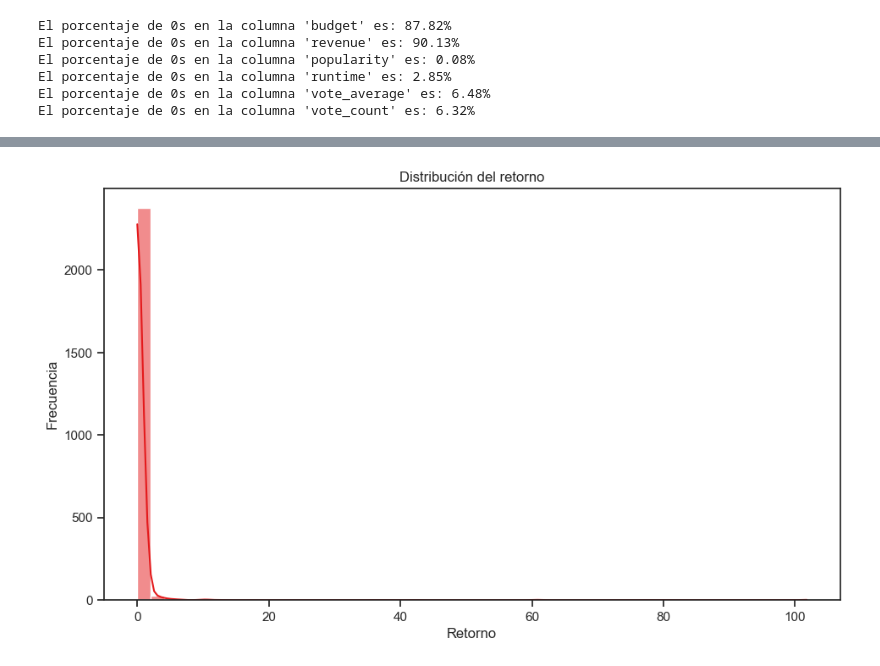
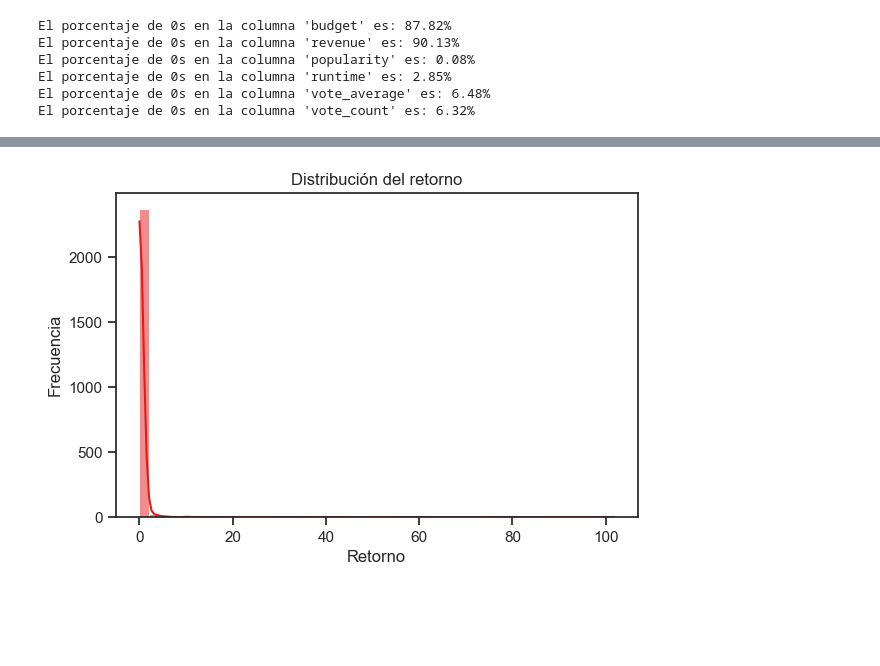
Before and after one commit to Melbutus/ProyectoML, a Jupyter notebook: Reports/EDA.ipynb, the cells around one changed output, grey strips where cells are left out. Drawn from its saved outputs; the diff is of its cells as text; code cells hidden in the pictures; blank space fills up the shorter version.

```diff
--- a/Reports/EDA.ipynb
+++ b/Reports/EDA.ipynb
@@ -170,13 +70,13 @@ plt.show()
 # %%
 # Distribución del retorno
-plt.figure(figsize=(10, 6))
+plt.figure(figsize=(6, 4))
 sns.histplot(df_completo['return'], bins=50, kde=True)
 plt.title('Distribución del retorno')
 plt.xlabel('Retorno')
 plt.ylabel('Frecuencia')
 plt.show()
 # %% [output]
-[figure, old version]
+[figure, new version]
 # %%
 # las palabras más usada en los titulos
 wordcloud = WordCloud(width=800, height=400).generate(" ".join(df_completo['title'].dropna()))
```
Also changed, not shown: parts of 17 cells of this notebook, 2 other files.
